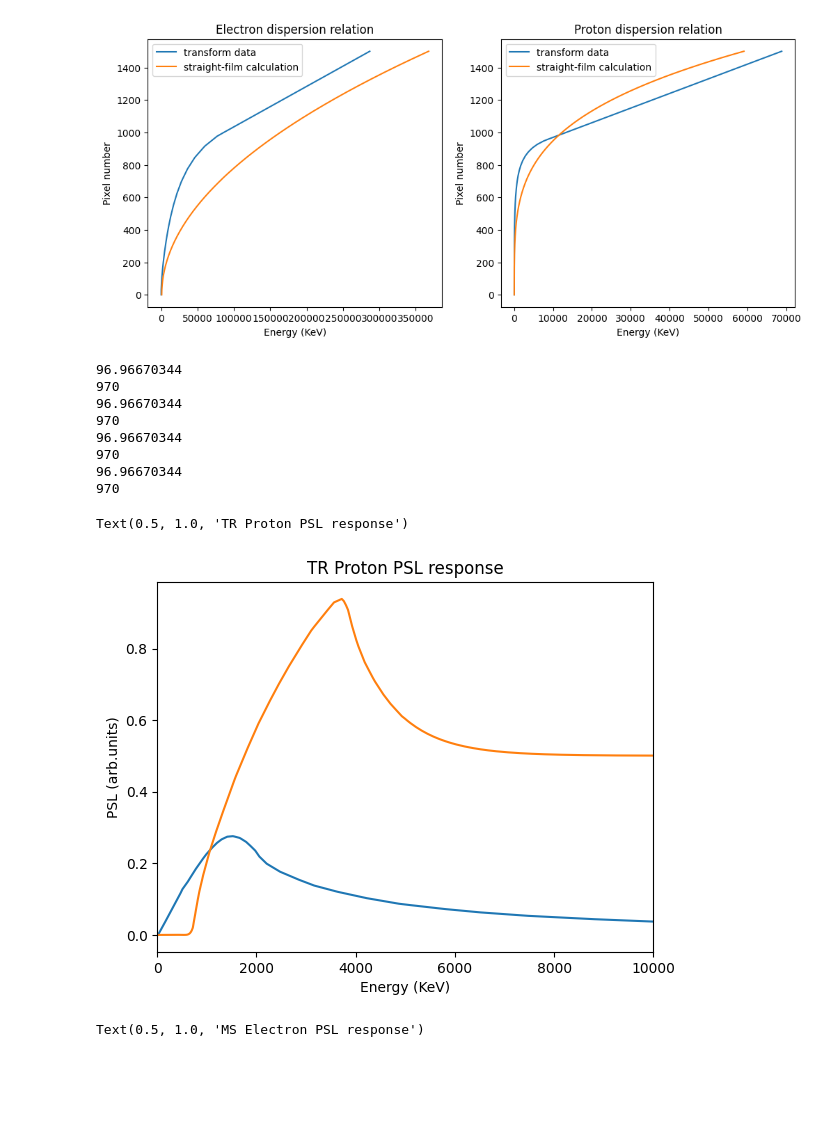
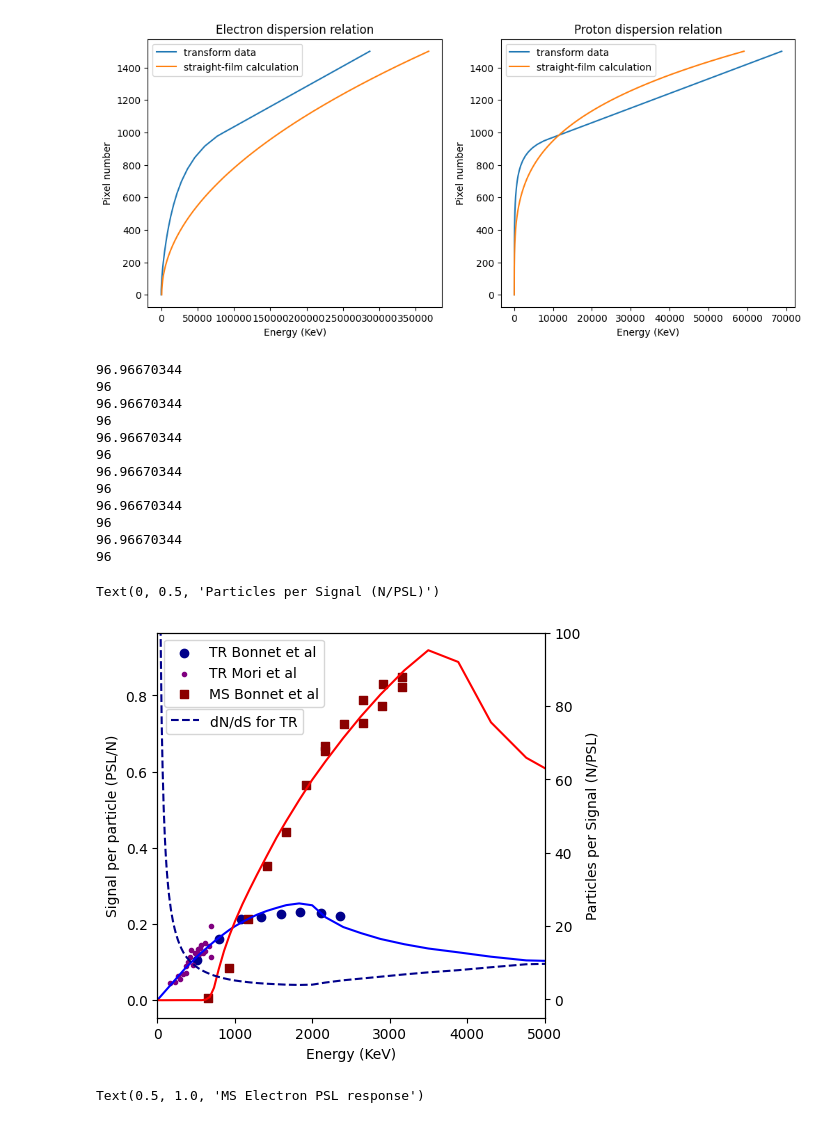
Before and after one commit to Schaeffer-Lab/Dec-2024-Shock-Data, a Jupyter notebook: NEPPS_Analysis.ipynb, the cells around one changed output. Saved outputs shown, nothing was run; the diff lists cells and outputs as text; code cells hidden in the pictures; blank space fills up the shorter version.

```diff
--- a/NEPPS_Analysis.ipynb
+++ b/NEPPS_Analysis.ipynb
@@ -129,10 +129,14 @@ energy = theoretical_dispersion((1/10)*x_axis, ther_[0], ther_[1])
 96
 [figure]
 # %%
-Proton_PSL_data = np.loadtxt('Proton_PSL_linylinx.txt', delimiter=',', skiprows=1)
+Proton_PSL_data = np.loadtxt('TR_T_Bonnet_Cont.txt', delimiter=',', skiprows=1)
 Proton_PSL_data_low = np.loadtxt('Proton_PSL_low.txt', delimiter=',', skiprows=1)
 
-TR_proton_energy_axis = 1000*Proton_PSL_data[:,0]
+Proton_PSL_scatter_MS = np.loadtxt('MS_T_Bonnet.txt', delimiter=',', skiprows=1)
+Proton_PSL_scatter_TR = np.loadtxt('TR_T_Bonnet.txt', delimiter=',', skiprows=1)
+Proton_PSL_scatter_low_TR = np.loadtxt('Scatterplot_Mori_New.txt', delimiter=',', skiprows=1)
+
+TR_proton_energy_axis = Proton_PSL_data[:,0]
 TR_proton_PSL_axis = Proton_PSL_data[:,1]
 
 Proton_PSL_data = np.loadtxt('MS_Proton.txt', delimiter=',', skiprows=2)
@@ -196,46 +200,61 @@ def MS_proton_PSL_scale(Espace):
     return PSL
 
 def find_exp(E, A, a):
     func = (A*np.exp(-a*E))
     return func
 
 def find_2exp(E, A, a, B, b):
     func = func = ((A*np.exp(-a*E))+(B*np.exp(-b*E)))
     return func
 
 def find_exp_proton(E, A, a, shift):
     func = (A*np.exp(-a*E))*TR_proton_PSL_scale(E)+shift
     return func
 
 def find_2exp_proton(E, A, a, B, b, shift):
     func = ((A*np.exp(-a*E))+(B*np.exp(-b*E)))*TR_proton_PSL_scale(E)+shift
     return func
 
+fig,axs = plt.subplots(figsize = [5,5])
+ax1 = axs.twinx()
+axs.plot(transform_proton_axis(x_axis,10),TR_proton_PSL_scale(transform_proton_axis(x_axis,10)),color = 'blue')
+ax1.plot(transform_proton_axis(x_axis,10),1/TR_proton_PSL_scale(transform_proton_axis(x_axis,10)),linestyle = '--', color = 'darkblue', label = 'dN/dS for TR')
+axs.plot(transform_proton_axis(x_axis,10),MS_proton_PSL_scale(transform_proton_axis(x_axis,10)),color = 'red')
 
-plt.plot(transform_proton_axis(x_axis,10),TR_proton_PSL_scale(transform_proton_axis(x_axis,10)))
-
-plt.plot(transform_proton_axis(x_axis,10),MS_proton_PSL_scale(transform_proton_axis(x_axis,10)))
+axs.scatter(Proton_PSL_scatter_TR[:,0],Proton_PSL_scatter_TR[:,1], marker = 'o', label = 'TR Bonnet et al', color = 'darkblue')
+axs.scatter(Proton_PSL_scatter_low_TR[::2,0],Proton_PSL_scatter_low_TR[::2,1],marker = '.',label = 'TR Mori et al', color = 'purple')
+axs.scatter(Proton_PSL_scatter_MS[:,0],Proton_PSL_scatter_MS[:,1], marker = 's', label = 'MS Bonnet et al', color = 'darkred')
+axs.legend()
+ax1.legend(bbox_to_anchor = (0.395,0.77), loc = 'right')
 
 #plt.plot(np.linspace(4000,10000,100),find_exp_shift(np.linspace(4000,10000,100), t[0], t[1], t[2]))
 
 
 #plt.plot(x, fit1)
 
-plt.xlim(0,10000)
-plt.xlabel("Energy (KeV)")
-plt.ylabel("PSL (arb.units)")
-plt.title("TR Proton PSL response")
+axs.set_xlim(0,5000)
+axs.set_xlabel("Energy (KeV)")
+axs.set_ylabel("Signal per particle (PSL/N)")
+
+ax1.set_ylim(-5,100)
+ax1.set_ylabel("Particles per Signal (N/PSL)")
+
+#axs.set_title("Proton PSL response (dS/dN)")
 # %% [output]
 96.96670344
-970
+96
 96.96670344
-970
+96
 96.96670344
-970
+96
 96.96670344
-970
+96
+96.96670344
+96
+96.96670344
+96
-Text(0.5, 1.0, 'TR Proton PSL response')
+Text(0, 0.5, 'Particles per Signal (N/PSL)')
-[figure, old version]
+[figure, new version]
 # %%
 import numpy as np
 
```
Also changed, not shown: 13 other files.
